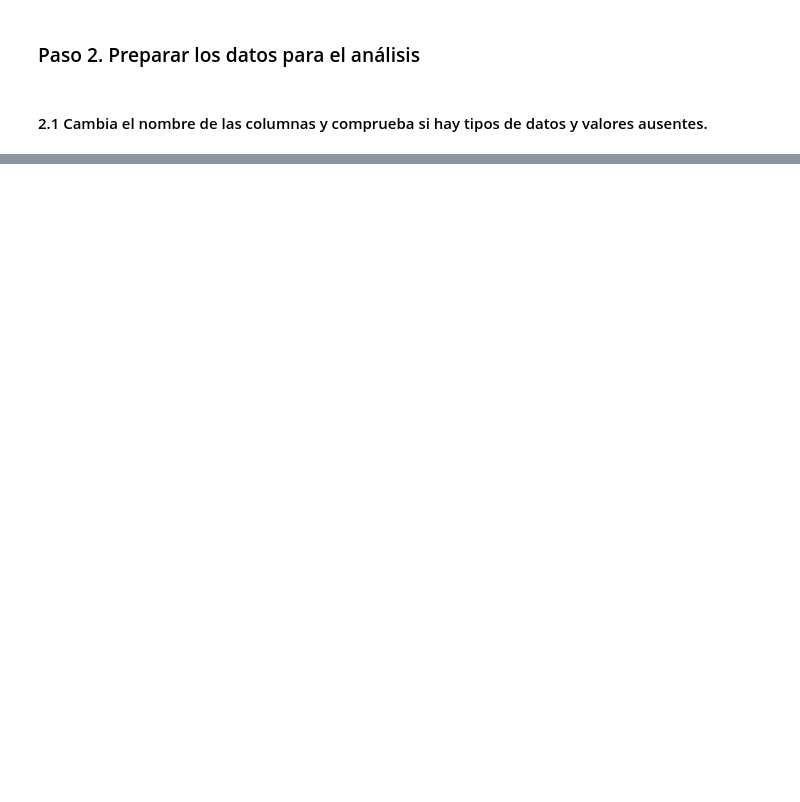
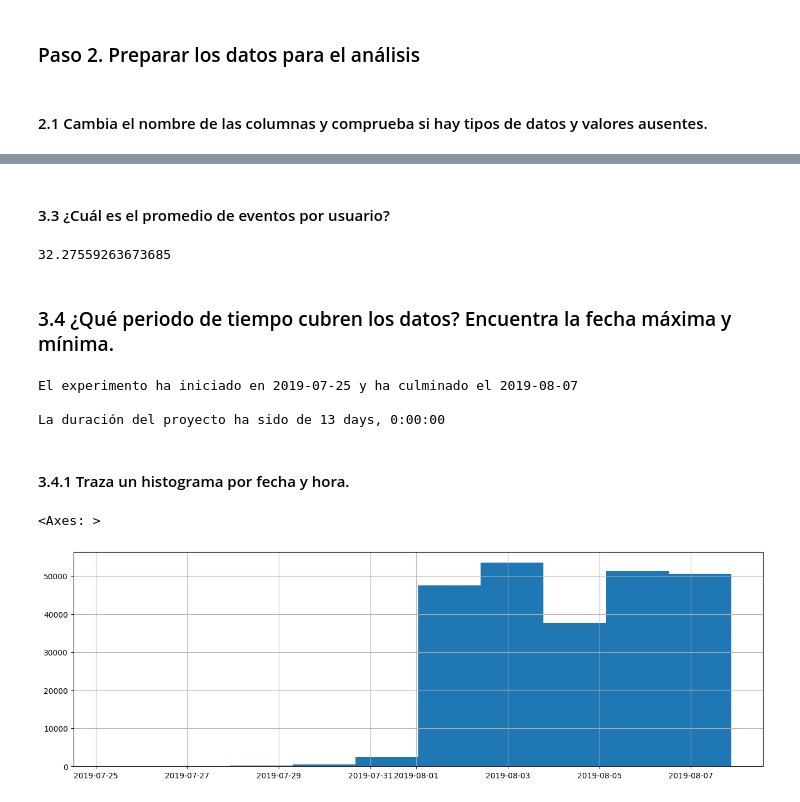
Before and after one commit to alfredo-ormenog/PROYECTO_11_TT_ANALISIS-DE-EVENTOS, a Jupyter notebook: proyect_11.ipynb, the cells around one changed output, grey strips where cells are left out. Drawn from its saved outputs; the diff is of its cells as text; code cells hidden in the pictures; blank space fills up the shorter version.

```diff
--- a/proyect_11.ipynb
+++ b/proyect_11.ipynb
@@ -63,3 +64,6 @@ A primera instancia con este DF logs, obtenemos que esta compuesto por cuatro co
 ### Paso 2. Preparar los datos para el análisis
 # %% [markdown]
 ####  2.1 Cambia el nombre de las columnas y comprueba si hay tipos de datos y valores ausentes.
+# %%
+logs.columns = ['event_name', 'user_id', 'event_date', 'experiment_id']
+logs.head()
@@ -65,0 +79,6 @@ A primera instancia con este DF logs, obtenemos que esta compuesto por cuatro co
+# %%
+#Modificar a datime event_date:
+
+logs['event_date'] = logs['event_date'].apply(lambda x: pd.to_datetime(x, unit='s'))
+
+logs.head()
@@ -65,0 +118,6 @@ A primera instancia con este DF logs, obtenemos que esta compuesto por cuatro co
+# %%
+# Se procede con la eliminación de duplicados. Se decide esto ya que los 413 registros no representan ni el 0.16% de la data, por lo que no generaría
+# inconvenientes proceder.
+logs.drop_duplicates(inplace=True)
+
+logs.reset_index(inplace=True, drop=True)
@@ -65,0 +126,4 @@ A primera instancia con este DF logs, obtenemos que esta compuesto por cuatro co
+# %%
+logs['date'] = logs['event_date'].dt.date
+logs['hour'] = logs['event_date'].dt.time
+logs
@@ -65,0 +179,32 @@ A primera instancia con este DF logs, obtenemos que esta compuesto por cuatro co
+# %% [markdown]
+#### 3.3 ¿Cuál es el promedio de eventos por usuario?
+# %%
+prom = logs.groupby('user_id').agg({'event_name' : 'count'})
+prom_user = prom['event_name'].mean()
+prom_user
+
+#Se obtiene que el promedio de eventos por usuario es de 32.
+# %% [output]
+32.27559263673685
+# %% [markdown]
+### 3.4 ¿Qué periodo de tiempo cubren los datos? Encuentra la fecha máxima y mínima.
+# %%
+#Hallemos la fecha inicial y final del proyecto:
+min = logs['date'].min()
+max = logs['date'].max()
+print('El experimento ha iniciado en' , min, 'y ha culminado el' , max)
+print()
+print('La duración del proyecto ha sido de' , max - min)
+# %% [output]
+El experimento ha iniciado en 2019-07-25 y ha culminado el 2019-08-07
+
+La duración del proyecto ha sido de 13 days, 0:00:00
+# %% [markdown]
+#### 3.4.1 Traza un histograma por fecha y hora.
+# %%
+# Histograma por hora y fecha:
+
+logs['event_date'].hist(figsize = [16,5])
+# %% [output]
+<Axes: >
+[figure, added]
```
Also changed, not shown: parts of 49 cells of this notebook, 2 other files.
